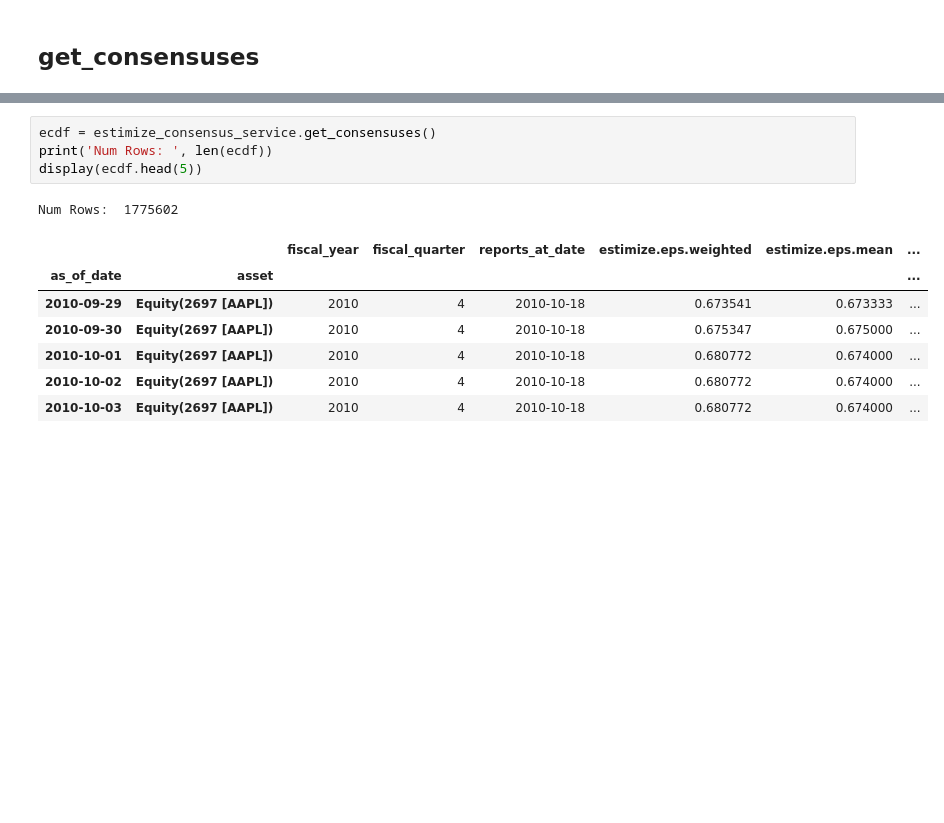
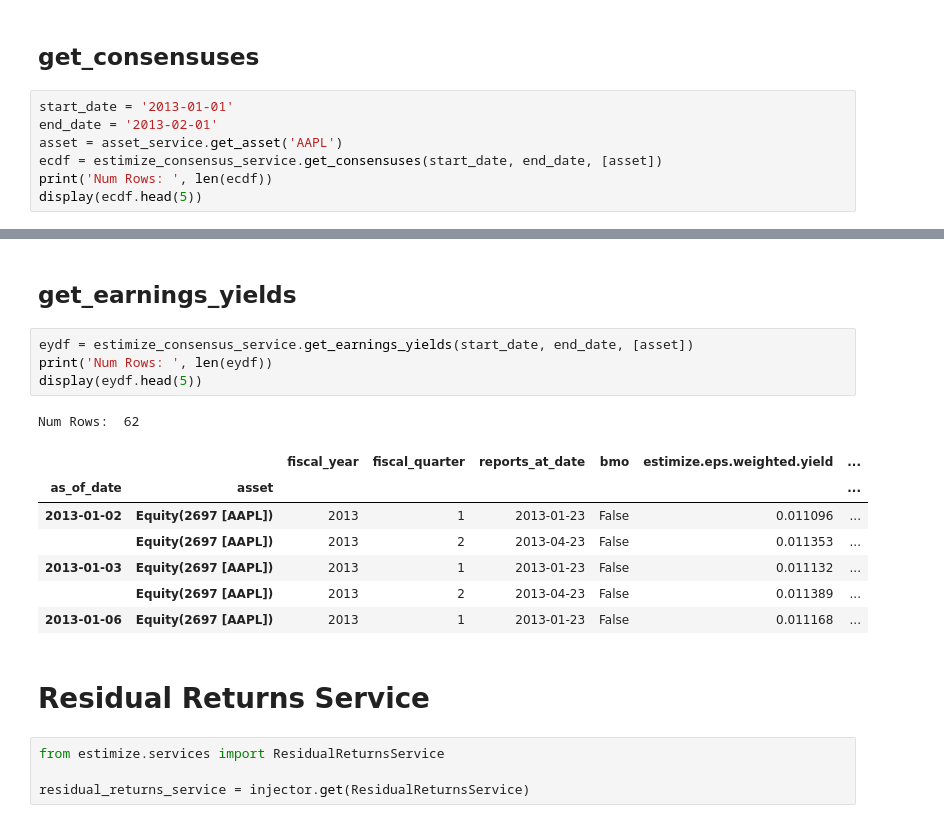
Before and after one commit to Estimize/estimize-research-py, a Jupyter notebook: notebooks/api_examples.ipynb, the cells around one changed output, grey strips where cells are left out. Cells and saved outputs as stored; diff of their text form; blank space fills up the shorter version.

```diff
--- a/notebooks/api_examples.ipynb
+++ b/notebooks/api_examples.ipynb
@@ -105,3 +105,10 @@ from estimize.services import EstimizeConsensusService
 estimize_consensus_service = injector.get(EstimizeConsensusService)
 # %% [markdown]
 ## get_consensuses
+# %%
+start_date = '2013-01-01'
+end_date = '2013-02-01'
+asset = asset_service.get_asset('AAPL')
+ecdf = estimize_consensus_service.get_consensuses(start_date, end_date, [asset])
+print('Num Rows: ', len(ecdf))
+display(ecdf.head(5))
@@ -108,13 +124,21 @@ estimize_consensus_service = injector.get(EstimizeConsensusService)
+# %% [markdown]
+## get_earnings_yields
 # %%
-ecdf = estimize_consensus_service.get_consensuses()
-print('Num Rows: ', len(ecdf))
-display(ecdf.head(5))
+eydf = estimize_consensus_service.get_earnings_yields(start_date, end_date, [asset])
+print('Num Rows: ', len(eydf))
+display(eydf.head(5))
 # %% [output]
-Num Rows:  1775602
+Num Rows:  62
-|  |  | fiscal_year | fiscal_quarter | reports_at_date | estimize.eps.weighted | estimize.eps.mean | ... |
+|  |  | fiscal_year | fiscal_quarter | reports_at_date | bmo | estimize.eps.weighted.yield | ... |
 | as_of_date | asset |  |  |  |  |  | ... |
-| 2010-09-29 | Equity(2697 [AAPL]) | 2010 | 4 | 2010-10-18 | 0.673541 | 0.673333 | ... |
-| 2010-09-30 | Equity(2697 [AAPL]) | 2010 | 4 | 2010-10-18 | 0.675347 | 0.675000 | ... |
-| 2010-10-01 | Equity(2697 [AAPL]) | 2010 | 4 | 2010-10-18 | 0.680772 | 0.674000 | ... |
-| 2010-10-02 | Equity(2697 [AAPL]) | 2010 | 4 | 2010-10-18 | 0.680772 | 0.674000 | ... |
-| 2010-10-03 | Equity(2697 [AAPL]) | 2010 | 4 | 2010-10-18 | 0.680772 | 0.674000 | ... |
+| 2013-01-02 | Equity(2697 [AAPL]) | 2013 | 1 | 2013-01-23 | False | 0.011096 | ... |
+|  | Equity(2697 [AAPL]) | 2013 | 2 | 2013-04-23 | False | 0.011353 | ... |
+| 2013-01-03 | Equity(2697 [AAPL]) | 2013 | 1 | 2013-01-23 | False | 0.011132 | ... |
+|  | Equity(2697 [AAPL]) | 2013 | 2 | 2013-04-23 | False | 0.011389 | ... |
+| 2013-01-06 | Equity(2697 [AAPL]) | 2013 | 1 | 2013-01-23 | False | 0.011168 | ... |
+# %% [markdown]
+# Residual Returns Service
+# %%
+from estimize.services import ResidualReturnsService
+
+residual_returns_service = injector.get(ResidualReturnsService)
```
Also changed, not shown: parts of 5 cells of this notebook, 34 other files.
